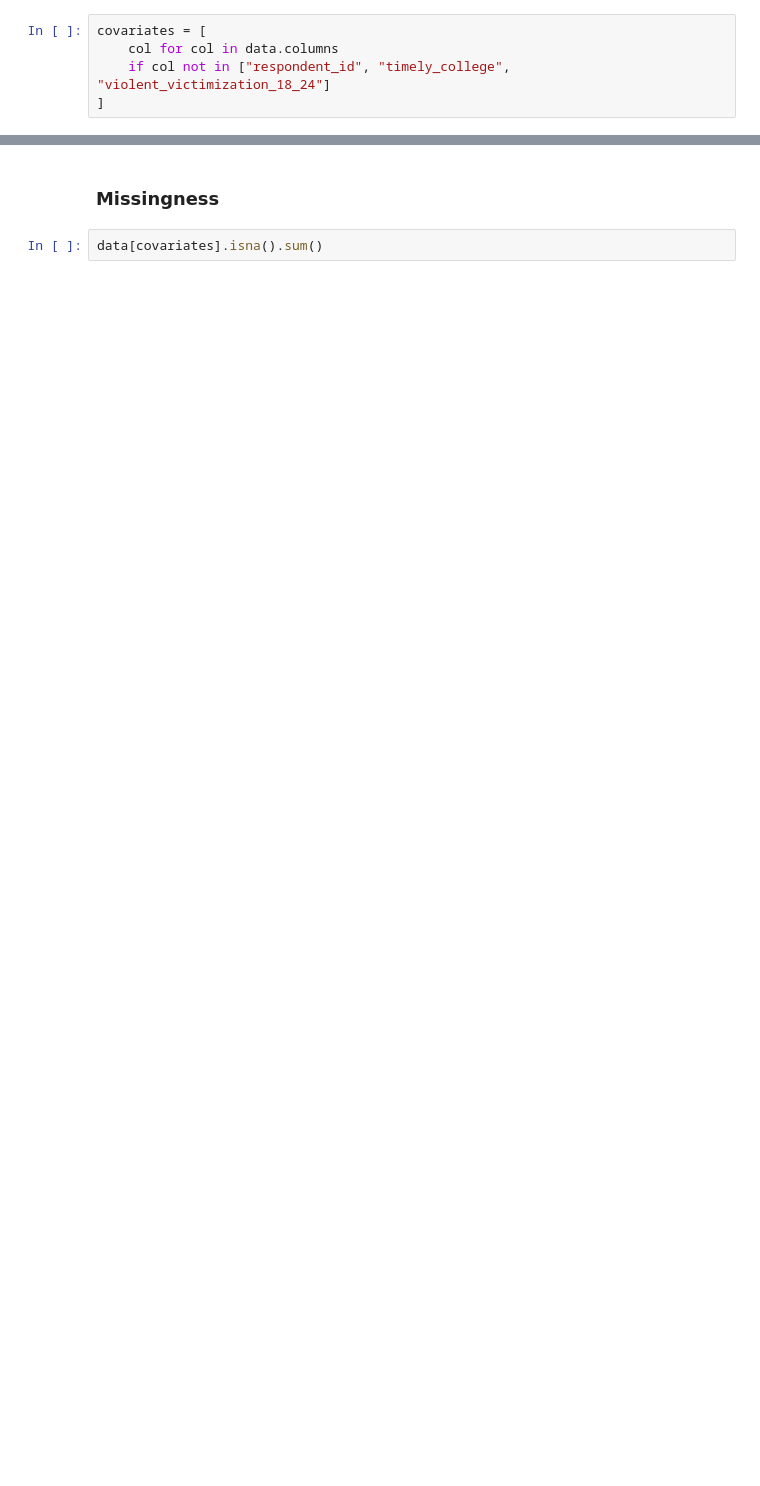
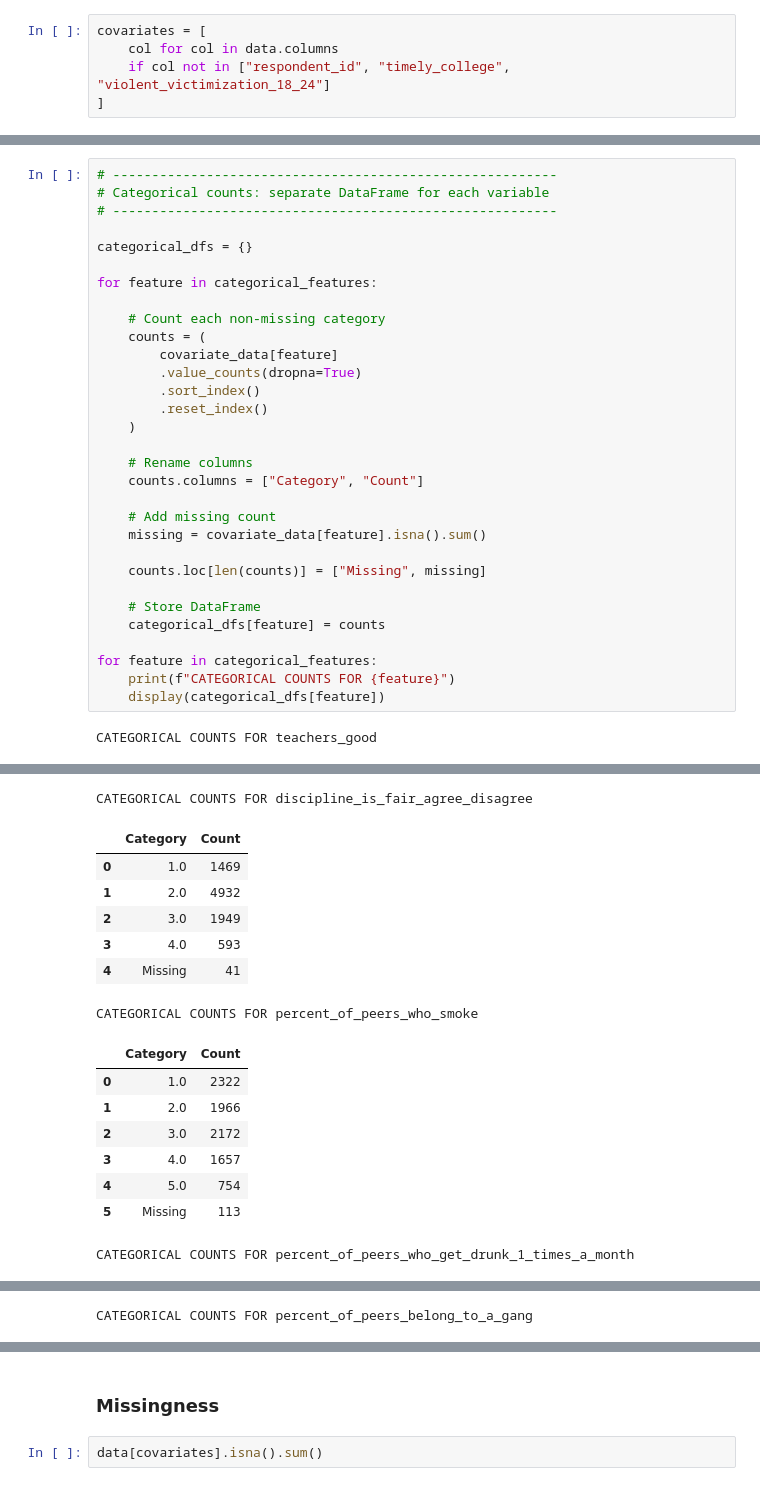
Before and after one commit to EatPotatoes/capstone_victimization, a Jupyter notebook: EDA/covariates_EDA.ipynb, the cells around one changed output, grey strips where cells are left out. Cells and saved outputs as stored; diff of their text form; blank space fills up the shorter version.

```diff
--- a/EDA/covariates_EDA.ipynb
+++ b/EDA/covariates_EDA.ipynb
@@ -40,0 +174,33 @@ covariates = [
+# %%
+# ---------------------------------------------------------
+# Categorical counts: separate DataFrame for each variable
+# ---------------------------------------------------------
+
+categorical_dfs = {}
+
+for feature in categorical_features:
+
+    # Count each non-missing category
+    counts = (
+        covariate_data[feature]
+        .value_counts(dropna=True)
+        .sort_index()
+        .reset_index()
+    )
+
+    # Rename columns
+    counts.columns = ["Category", "Count"]
+
+    # Add missing count
+    missing = covariate_data[feature].isna().sum()
+
+    counts.loc[len(counts)] = ["Missing", missing]
+
+    # Store DataFrame
+    categorical_dfs[feature] = counts
+
+for feature in categorical_features:
+    print(f"CATEGORICAL COUNTS FOR {feature}")
+    display(categorical_dfs[feature])
+# %% [output]
+CATEGORICAL COUNTS FOR teachers_good
@@ -40,0 +213,16 @@ covariates = [
+CATEGORICAL COUNTS FOR discipline_is_fair_agree_disagree
+|  | Category | Count |
+| 0 | 1.0 | 1469 |
+| 1 | 2.0 | 4932 |
+| 2 | 3.0 | 1949 |
+| 3 | 4.0 | 593 |
+| 4 | Missing | 41 |
+CATEGORICAL COUNTS FOR percent_of_peers_who_smoke
+|  | Category | Count |
+| 0 | 1.0 | 2322 |
+| 1 | 2.0 | 1966 |
+| 2 | 3.0 | 2172 |
+| 3 | 4.0 | 1657 |
+| 4 | 5.0 | 754 |
+| 5 | Missing | 113 |
+CATEGORICAL COUNTS FOR percent_of_peers_who_get_drunk_1_times_a_month
@@ -40,0 +236 @@ covariates = [
+CATEGORICAL COUNTS FOR percent_of_peers_belong_to_a_gang
```
Also changed, not shown: parts of 16 cells of this notebook, 1 other file.
